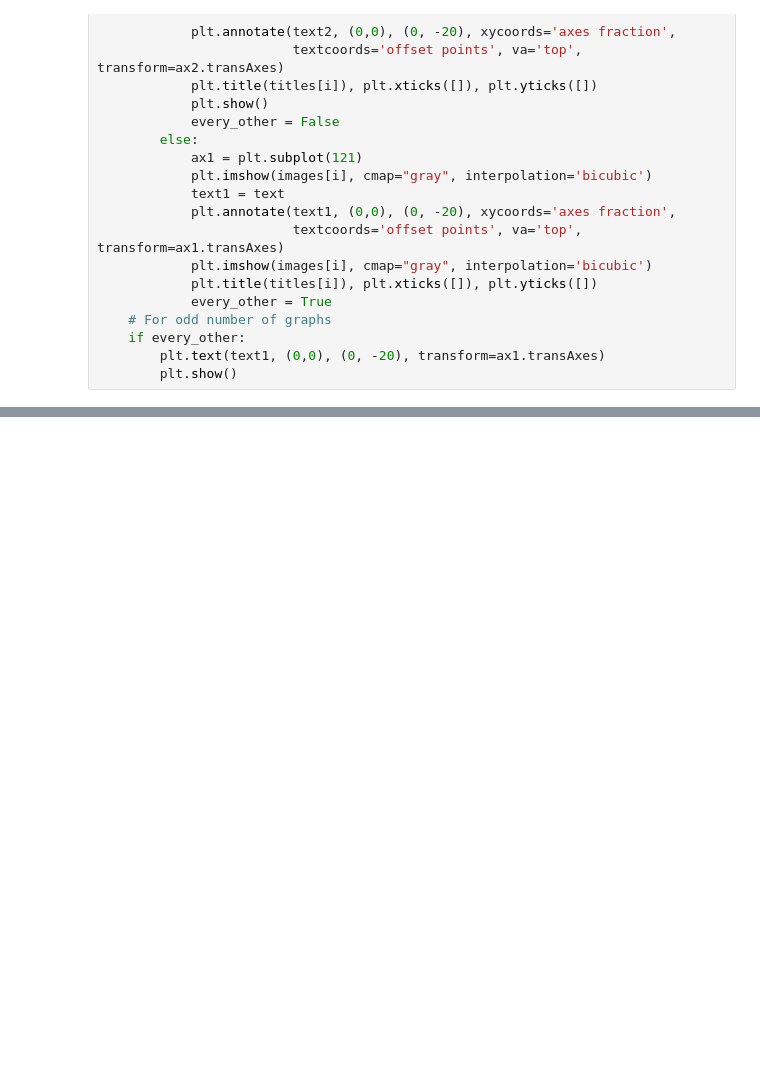
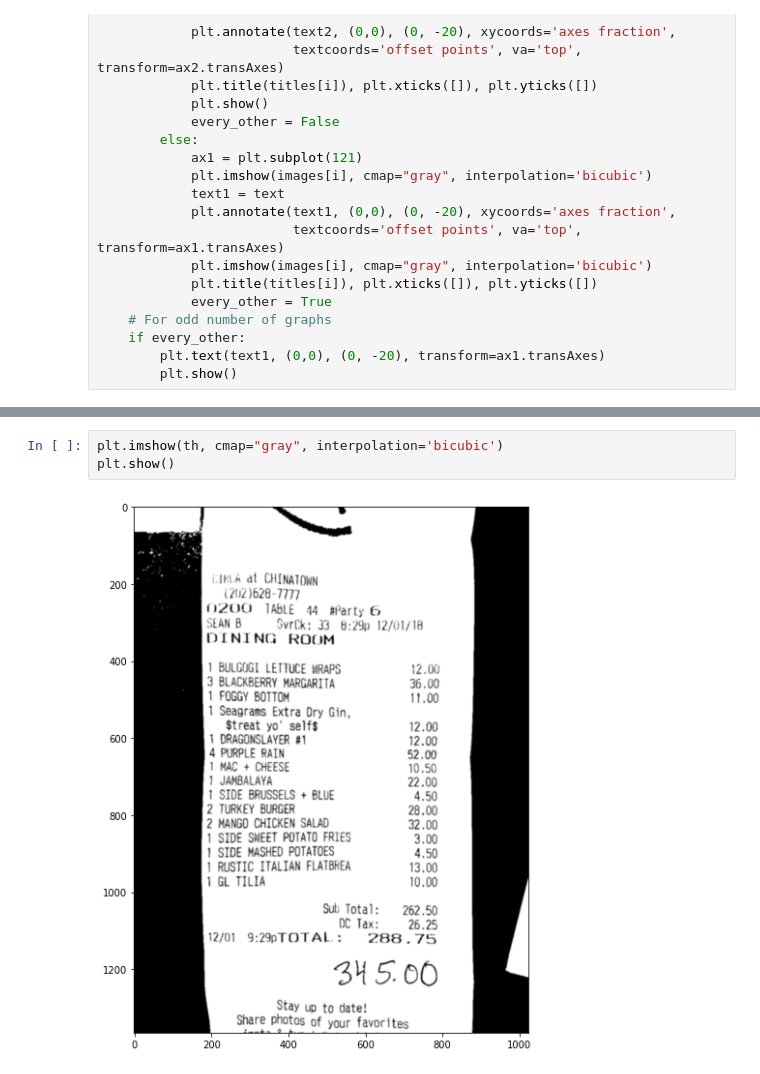
Before and after one commit to sethmenghi/divvai, a Jupyter notebook: text_detection_receipt.ipynb, the cells around one changed output, grey strips where cells are left out. Saved outputs shown, nothing was run; the diff lists cells and outputs as text; blank space fills up the shorter version.

```diff
--- a/text_detection_receipt.ipynb
+++ b/text_detection_receipt.ipynb
@@ -134,0 +134,5 @@ run(titles, images)
+# %%
+plt.imshow(th, cmap="gray", interpolation='bicubic')
+plt.show()
+# %% [output]
+[figure, added]
```
Also changed, not shown: parts of 3 cells of this notebook, 11 other files.
